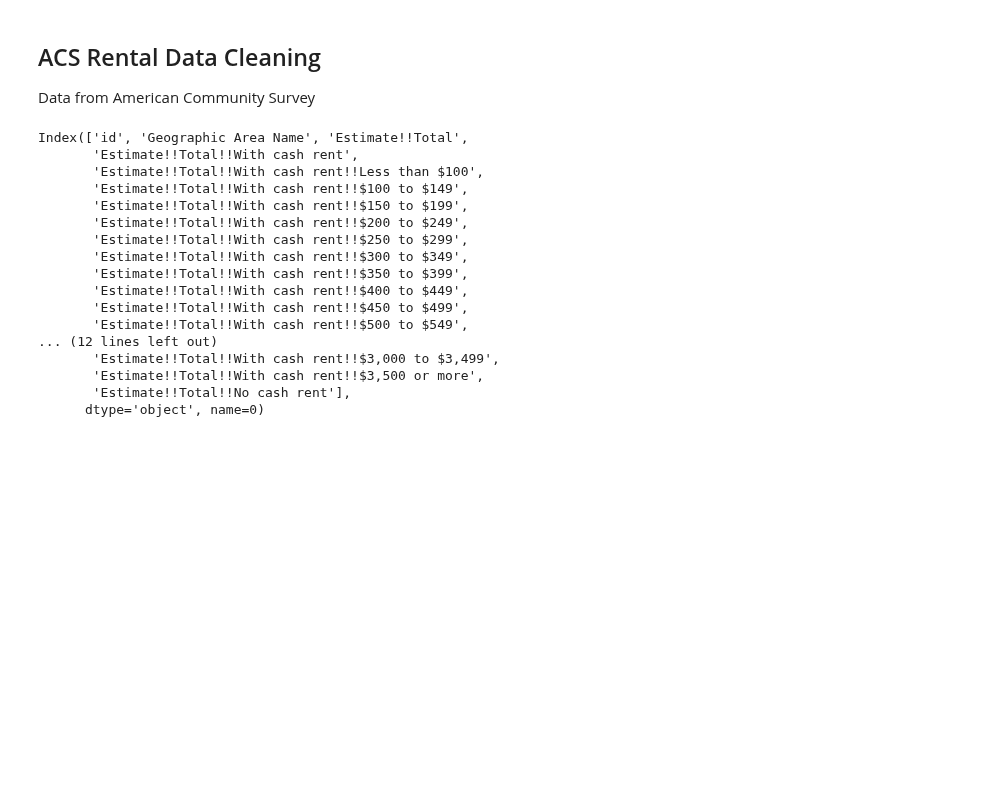
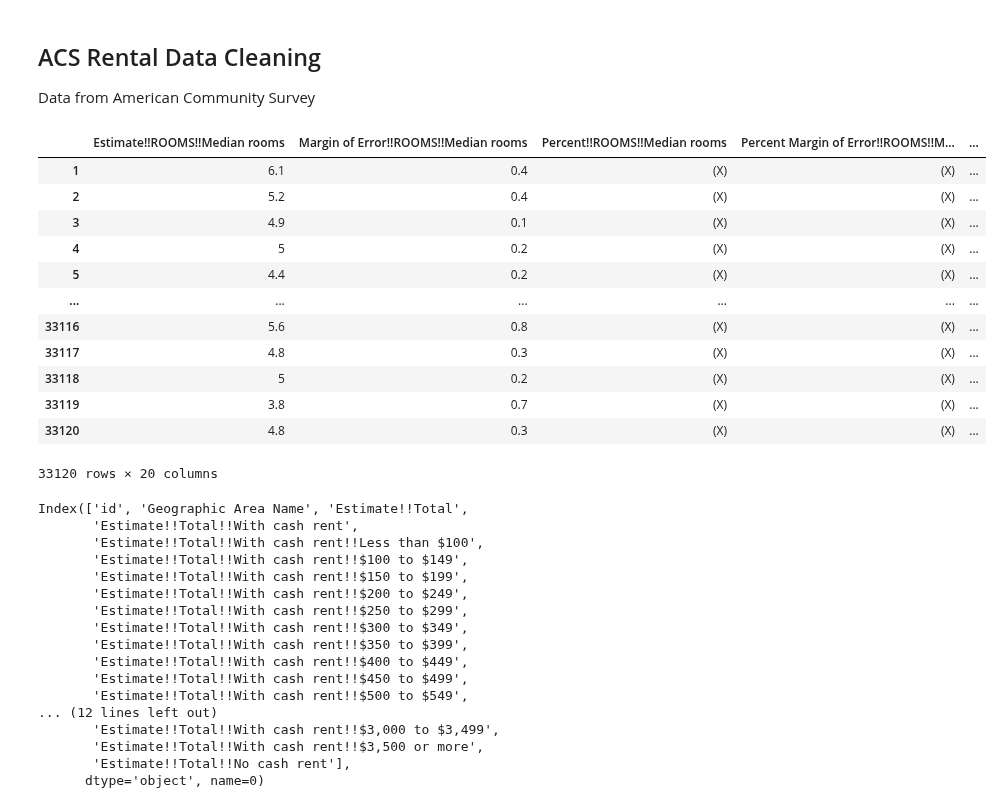
Before and after one commit to jjfrasca/Capstone_2, a Jupyter notebook: notebooks/2.0-jjf-initial-data-wrangling-zipcodeRentPrices.ipynb, the cells around one changed output. Cells and saved outputs as stored; diff of their text form; code cells hidden in the pictures; blank space fills up the shorter version.

Commit message:
working on economic data by zipcode

```diff
--- a/notebooks/2.0-jjf-initial-data-wrangling-zipcodeRentPrices.ipynb
+++ b/notebooks/2.0-jjf-initial-data-wrangling-zipcodeRentPrices.ipynb
@@ -14,8 +14,12 @@ path= '/Users/josephfrasca/Coding_Stuff/Springboard/Capstone_2/data/raw'
 os.chdir(path)
 # %%
 #load rental data
+ACS_home_rent2011 = pd.read_csv('Median_Rent_AND_HomePrice_byZipcode_ACS/ACSDP5Y2011.DP04_data_with_overlays_2020-10-27T011628.csv')
+
 df_rents = pd.read_csv('Zip_ZORI_AllHomesPlusMultifamily_SSA.csv')
-r18 = pd.read_csv('ACS_RentPrice_byZipcodes_productDownload_2020-10-22T230534/ACSDT5Y2018.B25063_data_with_overlays_2020-10-22T230341.csv')
+#r11 = pd.read_csv('med_rent?.csv')
+#r12 = pd.read_csv('med_rent??.csv')
+#r18 = pd.read_csv('ACS_RentPrice_byZipcodes_productDownload_2020-10-22T230534/ACSDT5Y2018.B25063_data_with_overlays_2020-10-22T230341.csv')
 df_ACSrents2018 = pd.read_csv('ACS_RentPrice_byZipcodes_productDownload_2020-10-22T230534/ACSDT5Y2018.B25063_data_with_overlays_2020-10-22T230341.csv')
 df_ACSrents2017 = pd.read_csv('ACS_RentPrice_byZipcodes_productDownload_2020-10-22T230534/ACSDT5Y2017.B25063_data_with_overlays_2020-10-22T230341.csv')
 df_ACSrents2016 = pd.read_csv('ACS_RentPrice_byZipcodes_productDownload_2020-10-22T230534/ACSDT5Y2016.B25063_data_with_overlays_2020-10-22T230341.csv')
@@ -64,6 +68,28 @@ Data from American Community Survey
 header_row = 0
 df_ACSrents2018.columns = df_ACSrents2018.iloc[0]
 df_ACSrents2018 = df_ACSrents2018.drop(0)
+# %%
+#change header row
+header_row = 0
+ACS_home_rent2011.columns = ACS_home_rent2011.iloc[0]
+ACS_home_rent2011 = ACS_home_rent2011.drop(0)
+# %%
+#find column of interest for median income
+ACS_home_rent2011.filter(regex='Median')
+# %% [output]
+|  | Estimate!!ROOMS!!Median rooms | Margin of Error!!ROOMS!!Median rooms | Percent!!ROOMS!!Median rooms | Percent Margin of Error!!ROOMS!!M... | ... |
+| 1 | 6.1 | 0.4 | (X) | (X) | ... |
+| 2 | 5.2 | 0.4 | (X) | (X) | ... |
+| 3 | 4.9 | 0.1 | (X) | (X) | ... |
+| 4 | 5 | 0.2 | (X) | (X) | ... |
+| 5 | 4.4 | 0.2 | (X) | (X) | ... |
+| ... | ... | ... | ... | ... | ... |
+| 33116 | 5.6 | 0.8 | (X) | (X) | ... |
+| 33117 | 4.8 | 0.3 | (X) | (X) | ... |
+| 33118 | 5 | 0.2 | (X) | (X) | ... |
+| 33119 | 3.8 | 0.7 | (X) | (X) | ... |
+| 33120 | 4.8 | 0.3 | (X) | (X) | ... |
+33120 rows × 20 columns
 # %%
 #drop margin of errors columns
 df_ACSrents2018 = df_ACSrents2018.drop(columns=['Margin of Error!!Total',
```
Also changed, not shown: 2 other files.
